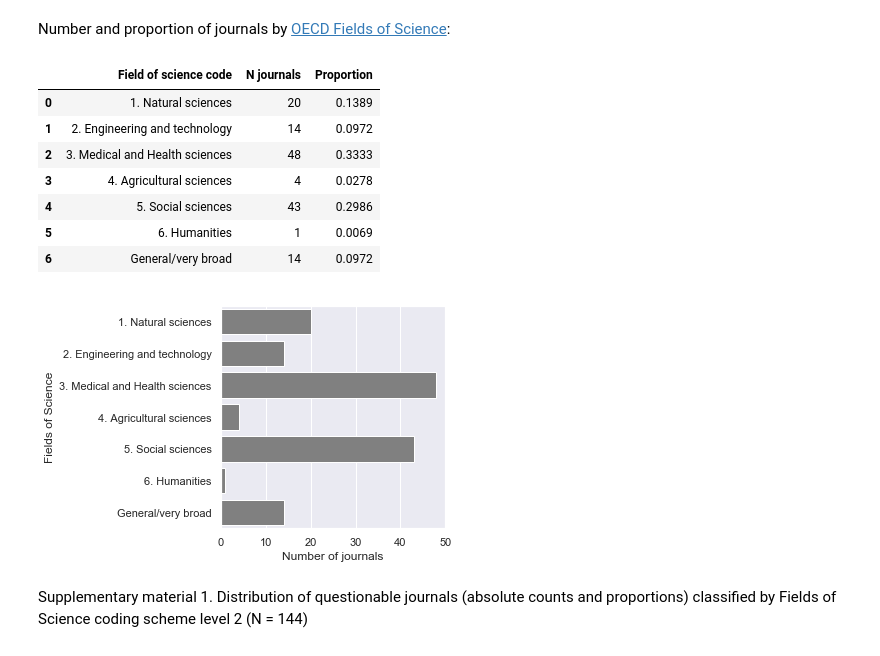
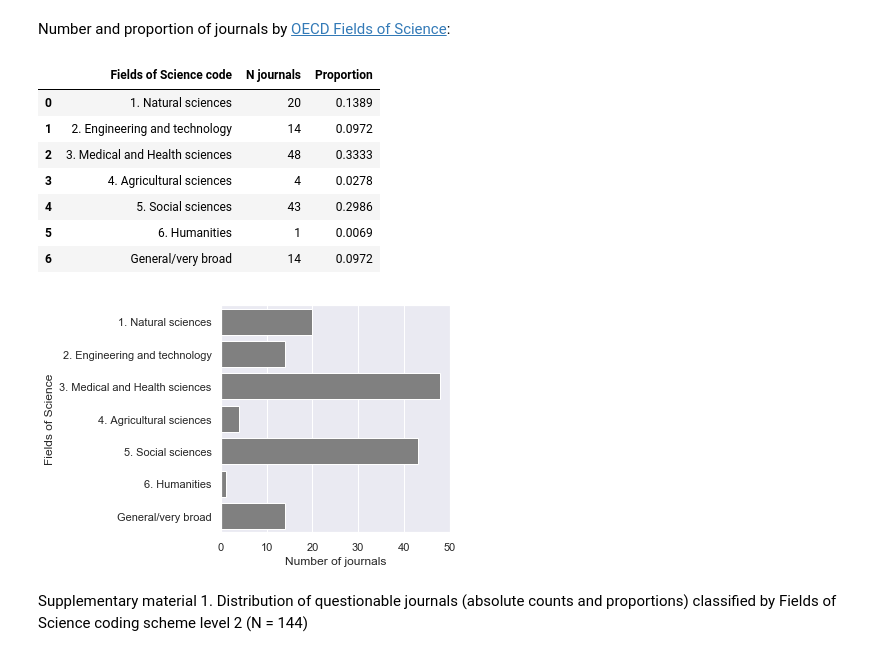
Before and after one commit to JoshuaE1/Questionable-journals-in-PRFS, a Jupyter notebook: POA_analysis.ipynb, the cells around one changed output. Saved outputs shown, nothing was run; the diff lists cells and outputs as text; code cells hidden in the pictures.

```diff
--- a/POA_analysis.ipynb
+++ b/POA_analysis.ipynb
@@ -31,7 +29,7 @@ warnings.filterwarnings('ignore')
 # %% [markdown]
 ## Description of data
 # %%
-df = pd.read_csv("data/POA_dataset.csv", delimiter=';')
+df = pd.read_csv("data/POA_dataset.csv")
 # %%
 # Which columns are stored?
 df.columns
@@ -87 +89,9 @@ The number of articles: 210
+# %%
+def counts(df, groupby, count_cols, rename={}):
+    return (
+        df.groupby(groupby)[count_cols]
+        .nunique()
+        .reset_index()
+        .rename(columns=rename)
+    )
 # %% [markdown]
@@ -113,35 +121,32 @@ display(df.groupby(['pub_year'])['pub_id','journal_id'].nunique().reset_index().
 Number and proportion of journals by [OECD Fields of Science](http://www.oecd.org/science/inno/38235147.pdf):
 # %%
 # Table for figure 1.
-counts1 = df.groupby(['fos_lv1'])['journal_id'].nunique().reset_index().rename(columns=
-                                                                              {'fos_lv1':'Field of science code',
-                                                                               'journal_id':'N journals'}
-                                                                             )
+counts1 = counts(df, 'fos_lv1', 'journal_id',
+                 {'fos_lv1':'Fields of Science code', 'journal_id':'N journals'})
 counts1['Proportion'] = counts1['N journals'] / counts1['N journals'].sum()
 
 display(counts1)
 
 # Figure 1. Distribution of POA journals (absolute counts) classified by Fields of Science OECD coding scheme (N = 144)
-ax = sns.barplot(x = 'N journals',
-            y = 'Field of science code',
-            data=counts1,
-            color='Grey')
-
+ax = sns.barplot(x='N journals',
+                 y='Fields of Science code',
+                 data=counts1,
+                 color='Grey')
 ax.set(xlim=(0, 50),
        ylabel='Fields of Science',
-       xlabel="Number of journals")
+       xlabel='Number of journals')
 plt.tight_layout()
 plt.show()
 # %% [output]
-|  | Field of science code | N journals | Proportion |
+|  | Fields of Science code | N journals | Proportion |
 | 0 | 1. Natural sciences | 20 | 0.1389 |
 | 1 | 2. Engineering and technology | 14 | 0.0972 |
 | 2 | 3. Medical and Health sciences | 48 | 0.3333 |
 | 3 | 4. Agricultural sciences | 4 | 0.0278 |
 | 4 | 5. Social sciences | 43 | 0.2986 |
 | 5 | 6. Humanities | 1 | 0.0069 |
 | 6 | General/very broad | 14 | 0.0972 |
-[figure, old version]
+[figure, new version]
 # %% [markdown]
 Supplementary material 1. Distribution of questionable journals (absolute counts and proportions) classified by Fields of Science coding scheme level 2 (N = 144)
 # %%
```
Also changed, not shown: parts of 10 cells of this notebook.
